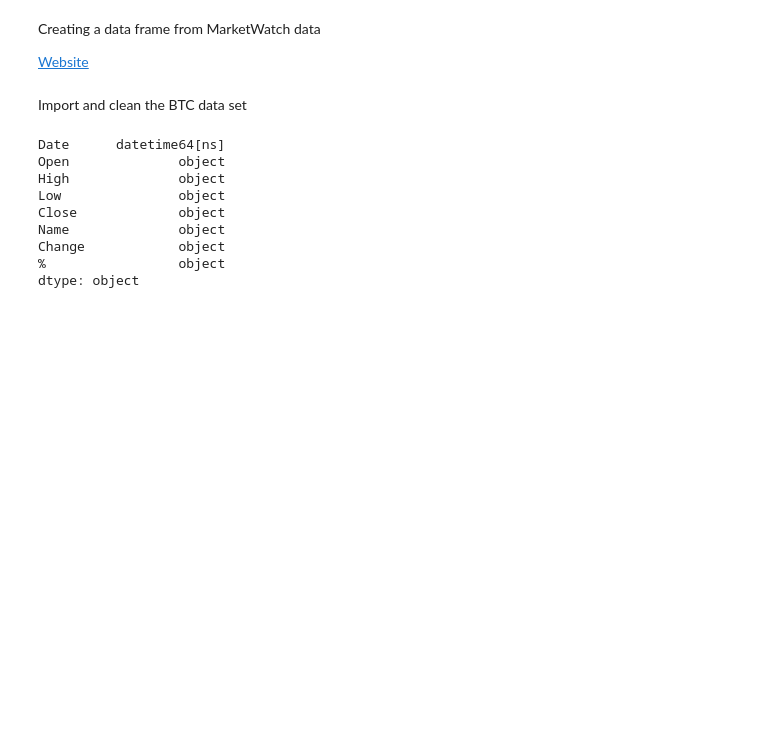
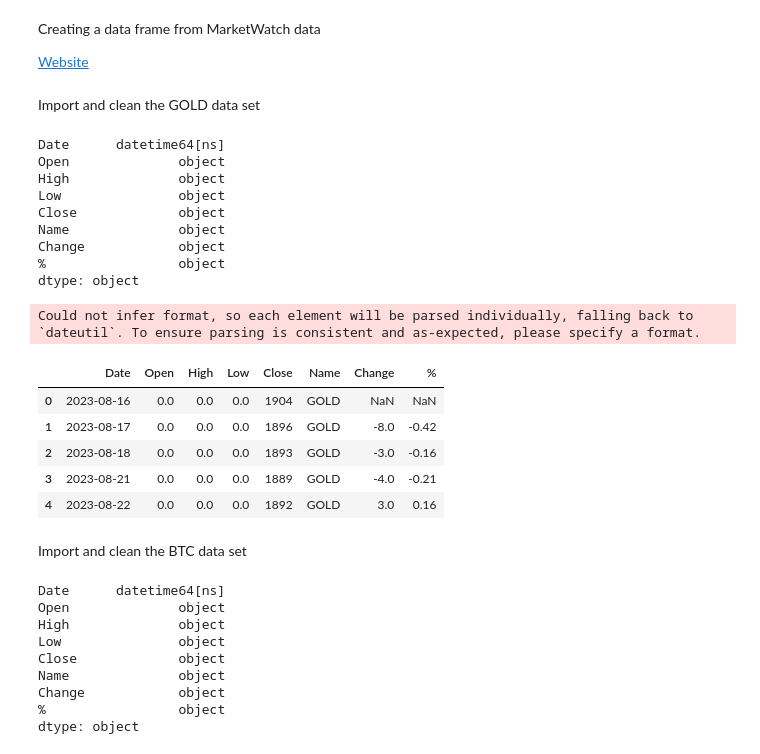
Before and after one commit to CVanchieri/CryptoAPIs, a Jupyter notebook: Notebooks/Data/MarketWatchDataset.ipynb, the cells around one changed output. Saved outputs shown, nothing was run; the diff lists cells and outputs as text; code cells hidden in the pictures; blank space fills up the shorter version.

```diff
--- a/Notebooks/Data/MarketWatchDataset.ipynb
+++ b/Notebooks/Data/MarketWatchDataset.ipynb
@@ -9,6 +9,43 @@ import pandas as pd
 import numpy as np
 import matplotlib.pyplot as plt
 from google.colab import files
+# %% [markdown]
+Import and clean the GOLD data set
+# %%
+# import and clean the GOLD data frame
+
+df_gld = pd.read_csv('/content/GOLDUSD.csv') # read in BTC data
+
+df_gld['Name'] = 'GOLD' # set the name
+df_gld['Close'] = df_gld['Close'].astype(str).str.replace(',', '').astype(float) # convert to float
+df_gld['Close'] = df_gld['Close'].astype(int) # convert to int
+df_gld['Change'] = df_gld['Close'].diff() # find the difference
+df_gld[['Open', 'High', 'Low', 'Close']] = df_gld[['Open', 'High', 'Low', 'Close']].astype(object) #change to objects\
+df_gld['%'] = (df_gld['Change'] / df_gld['Close']) * 100 # calculate the % change
+df_gld['%'] = pd.to_numeric(df_gld['%'], errors='coerce')  # convert to numeric, replace non-numeric with NaN
+df_gld['%'] = df_gld['%'].round(2) # round to 2 decimals
+df_gld['Change'] = df_gld['Change'].astype(object) # convert to object
+df_gld['%'] = df_gld['%'].astype(object) # convert to object
+df_gld['Date'] = pd.to_datetime(df_gld['Date']) # convert to datetime
+print(df_gld.dtypes) # show data types
+df_gld.head()
+# %% [output]
+Date      datetime64[ns]
+Open              object
+High              object
+Low               object
+Close             object
+Name              object
+Change            object
+%                 object
+dtype: object
+Could not infer format, so each element will be parsed individually, falling back to `dateutil`. To ensure parsing is consistent and as-expected, please specify a format.
+|  | Date | Open | High | Low | Close | Name | Change | % |
+| 0 | 2023-08-16 | 0.0 | 0.0 | 0.0 | 1904 | GOLD | NaN | NaN |
+| 1 | 2023-08-17 | 0.0 | 0.0 | 0.0 | 1896 | GOLD | -8.0 | -0.42 |
+| 2 | 2023-08-18 | 0.0 | 0.0 | 0.0 | 1893 | GOLD | -3.0 | -0.16 |
+| 3 | 2023-08-21 | 0.0 | 0.0 | 0.0 | 1889 | GOLD | -4.0 | -0.21 |
+| 4 | 2023-08-22 | 0.0 | 0.0 | 0.0 | 1892 | GOLD | 3.0 | 0.16 |
 # %% [markdown]
 Import and clean the BTC data set
 # %%
```
Also changed, not shown: parts of 1 cell of this notebook, 1 other file.
